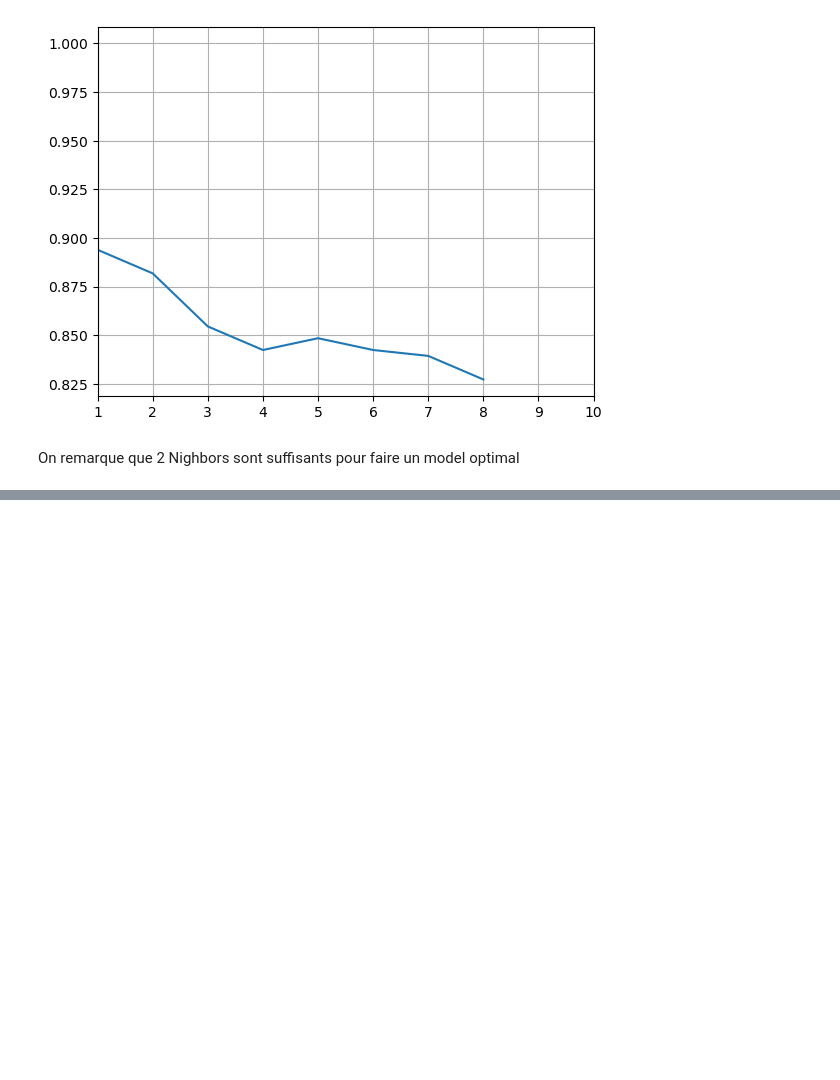
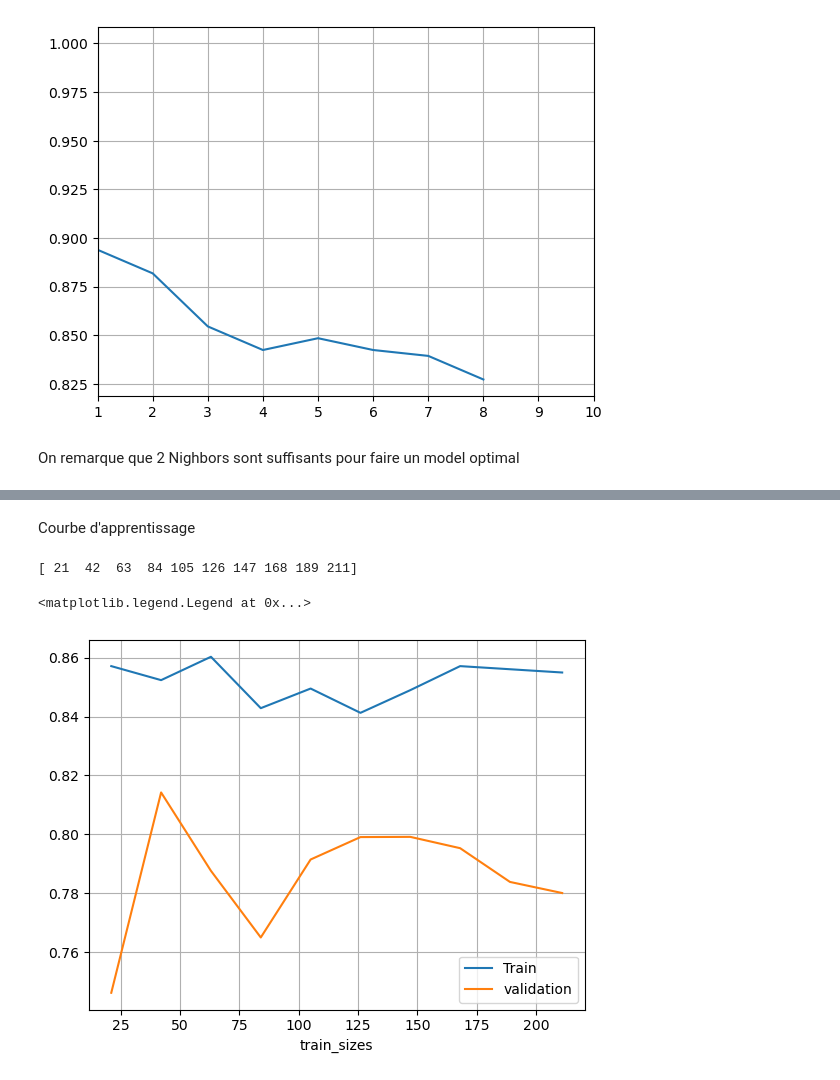
Before and after one commit to BatataNatna/salaires_immobilier_KNN, a Jupyter notebook: salaires_KNN.ipynb, the cells around one changed output, grey strips where cells are left out. Saved outputs shown, nothing was run; the diff lists cells and outputs as text; code cells hidden in the pictures; blank space fills up the shorter version.

```diff
--- a/salaires_KNN.ipynb
+++ b/salaires_KNN.ipynb
@@ -226,0 +264,7 @@ On remarque que 2 Nighbors sont suffisants pour faire un model optimal
+# %%
+from sklearn.model_selection import GridSearchCV
+param_grid = {'n_neighbors': np.arange(1,20),'metric':['euclidian','manhattan']}
+grid = GridSearchCV(KNeighborsClassifier(),param_grid,cv=5)
+grid.fit(X_train,y_train)
+print(grid.best_score_)
+print(grid.best_params_)
@@ -226,0 +291,15 @@ On remarque que 2 Nighbors sont suffisants pour faire un model optimal
+# %% [markdown]
+Courbe d'apprentissage
+# %%
+from sklearn.model_selection import learning_curve
+N, train_score, val_score = learning_curve(model, X_train,y_train,train_sizes=np.linspace(0.1,1,10),cv=5)
+print(N)
+plt.plot(N,train_score.mean(axis=1),label='Train')
+plt.plot(N,val_score.mean(axis=1),label='validation')
+plt.xlabel('train_sizes')
+plt.grid()
+plt.legend()
+# %% [output]
+[ 21  42  63  84 105 126 147 168 189 211]
+<matplotlib.legend.Legend at 0x...>
+[figure, added]
```
Also changed, not shown: parts of 11 cells of this notebook.
